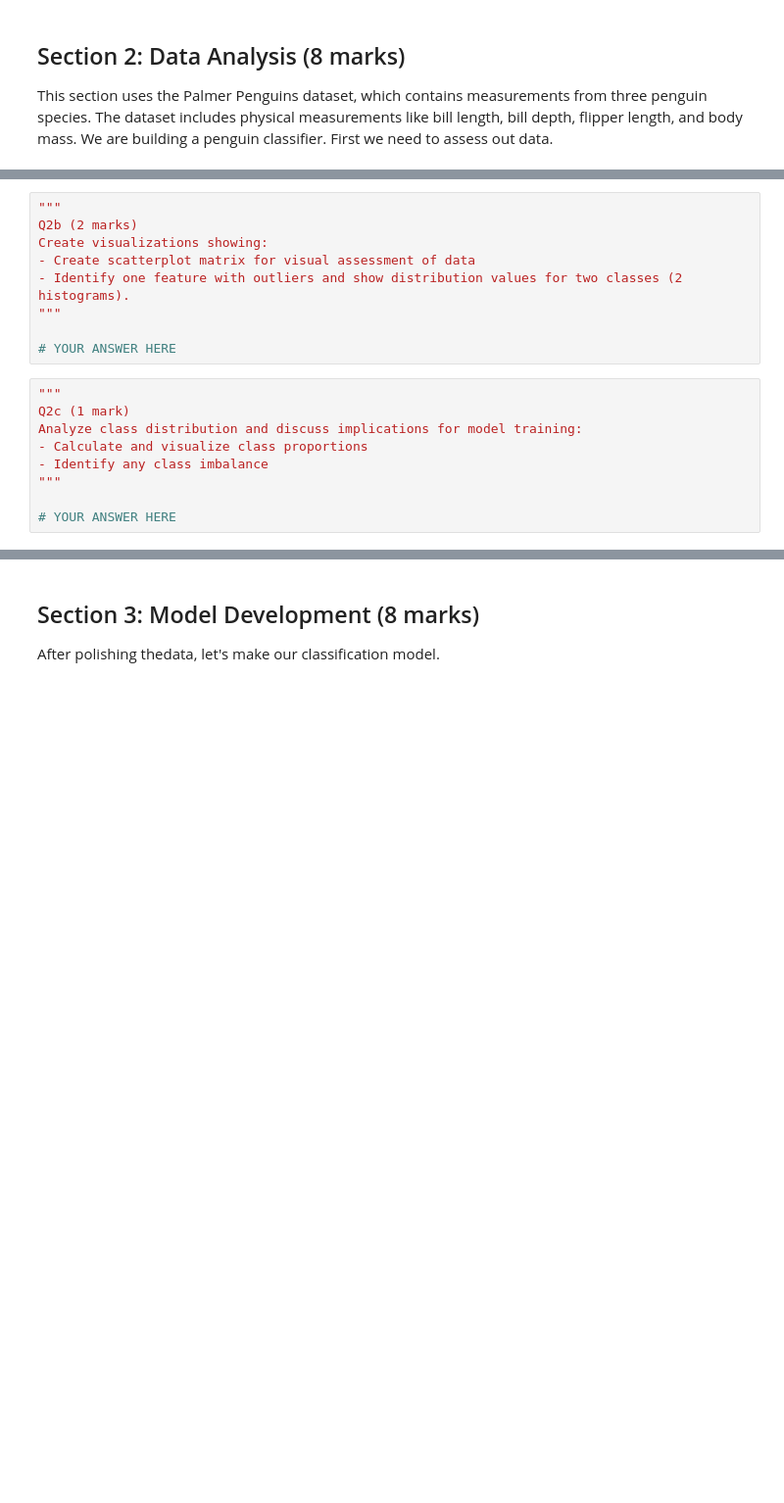
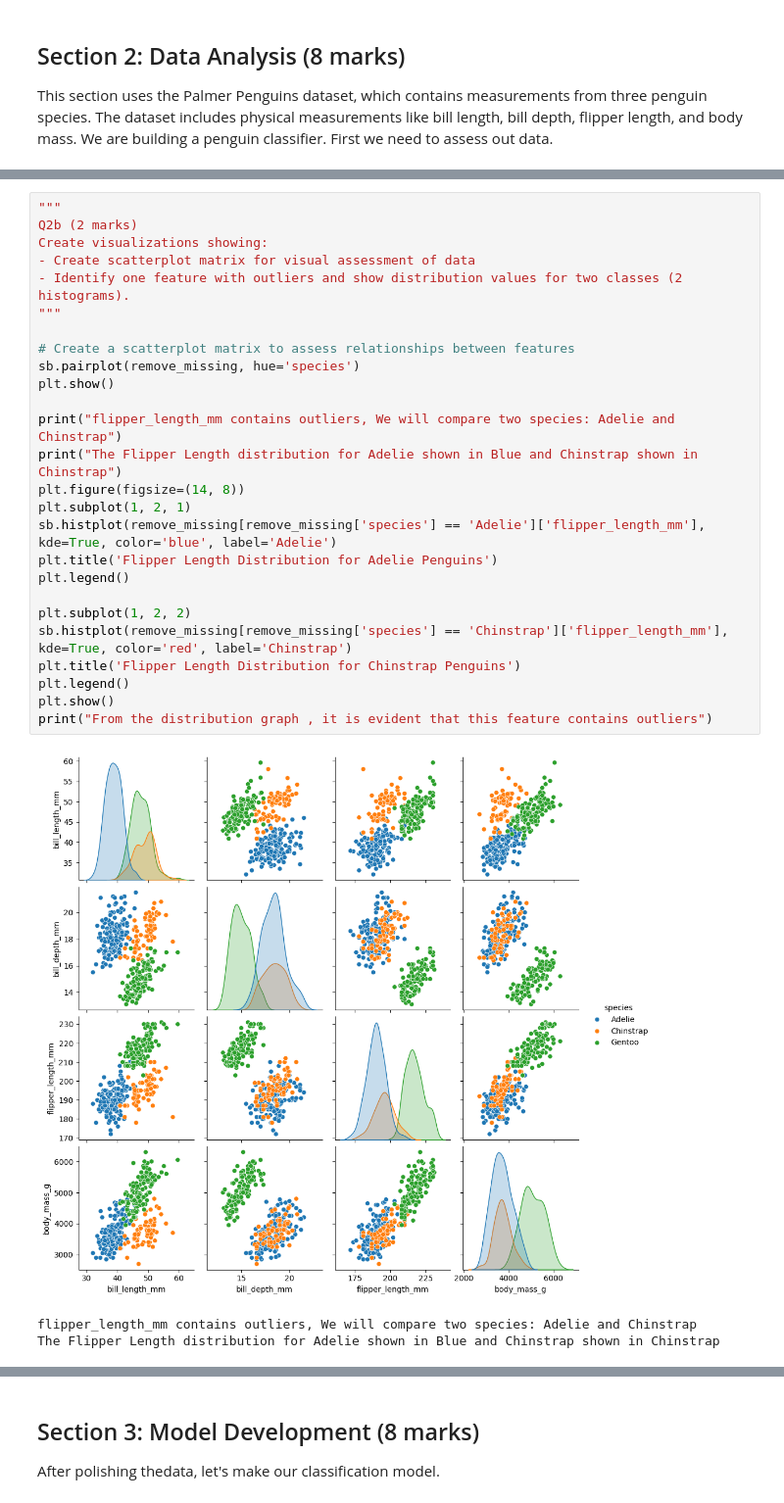
Before and after one commit to KaifAli27/3110, a Jupyter notebook: W2025/Assignments/A1/SYSC4415_W25_A1.ipynb, the cells around one changed output, grey strips where cells are left out. Shown at 98% size. Drawn from its saved outputs; the diff is of its cells as text; blank space fills up the shorter version.

```diff
--- a/W2025/Assignments/A1/SYSC4415_W25_A1.ipynb
+++ b/W2025/Assignments/A1/SYSC4415_W25_A1.ipynb
@@ -146,18 +191,30 @@ penguins = sb.load_dataset("penguins")
-# %%
-"""
-Q2b (2 marks)
-Create visualizations showing:
-- Create scatterplot matrix for visual assessment of data
-- Identify one feature with outliers and show distribution values for two classes (2 histograms).
-"""
-
-# YOUR ANSWER HERE
-# %%
-"""
-Q2c (1 mark)
-Analyze class distribution and discuss implications for model training:
-- Calculate and visualize class proportions
-- Identify any class imbalance
-"""
-
-# YOUR ANSWER HERE
+# %%
+"""
+Q2b (2 marks)
+Create visualizations showing:
+- Create scatterplot matrix for visual assessment of data
+- Identify one feature with outliers and show distribution values for two classes (2 histograms).
+"""
+
+# Create a scatterplot matrix to assess relationships between features
+sb.pairplot(remove_missing, hue='species')
+plt.show()
+
+print("flipper_length_mm contains outliers, We will compare two species: Adelie and Chinstrap")
+print("The Flipper Length distribution for Adelie shown in Blue and Chinstrap shown in Chinstrap")
+plt.figure(figsize=(14, 8))
+plt.subplot(1, 2, 1)
+sb.histplot(remove_missing[remove_missing['species'] == 'Adelie']['flipper_length_mm'], kde=True, color='blue', label='Adelie')
+plt.title('Flipper Length Distribution for Adelie Penguins')
+plt.legend()
+
+plt.subplot(1, 2, 2)
+sb.histplot(remove_missing[remove_missing['species'] == 'Chinstrap']['flipper_length_mm'], kde=True, color='red', label='Chinstrap')
+plt.title('Flipper Length Distribution for Chinstrap Penguins')
+plt.legend()
+plt.show()
+print("From the distribution graph , it is evident that this feature contains outliers")
+# %% [output]
+[figure, added]
+flipper_length_mm contains outliers, We will compare two species: Adelie and Chinstrap
+The Flipper Length distribution for Adelie shown in Blue and Chinstrap shown in Chinstrap
```
Also changed, not shown: parts of 11 cells of this notebook.
